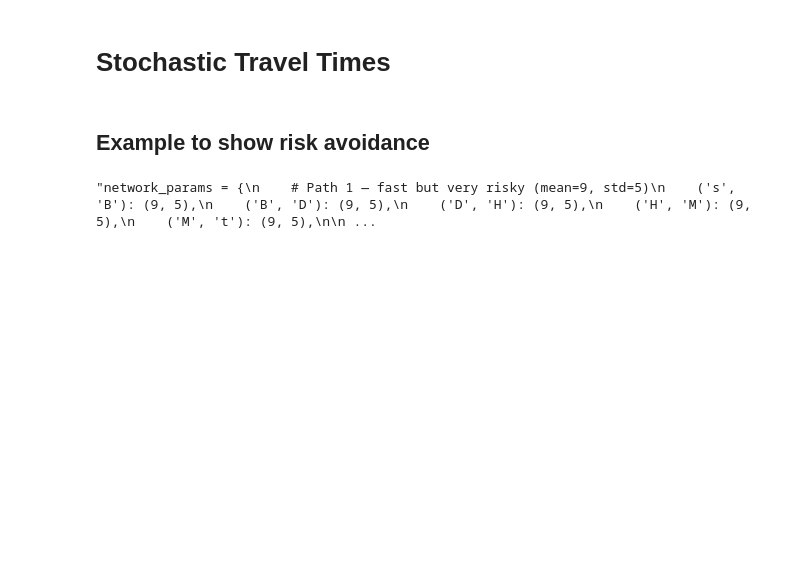
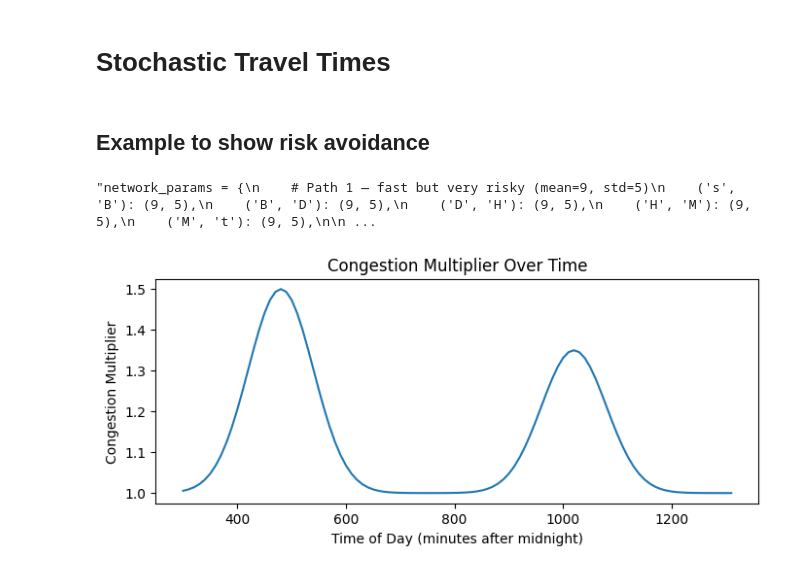
Before and after one commit to Kymapo/ISE754, a Jupyter notebook: Traffic Network Practice.ipynb, the cells around one changed output. Saved outputs shown, nothing was run; the diff lists cells and outputs as text; code cells hidden in the pictures; blank space fills up the shorter version.

```diff
--- a/Traffic Network Practice.ipynb
+++ b/Traffic Network Practice.ipynb
@@ -693,25 +700,40 @@ network_params = {
 # %%
 def get_mean(base_mean, t):
     # peaks at t=480 (8am) and t=1020 (5pm) in minutes
-    congestion = 1 + 0.5 * (np.exp(-0.5*((t-480)/60)**2) + 0.7*np.exp(-0.5*((t-1020)/60)**2))
+    congestion = 1 + 0.5 * (np.exp(-0.5*((t-480)/60)**2) + 0.7*np.exp(-0.5*((t-1020)/60)**2)) # congestion function that gives multiplier given time of day.
+                                                                                              # NOT random and gives same multiplier for all links at a given time. But random sample is taken below with multiplied values
     return base_mean * congestion
+
+plt.figure(figsize=(8, 3))
+times = np.arange(T_min, T_max, 10)
+congestion = 1 + 0.5 * (np.exp(-0.5*((times-480)/60)**2) + 0.7*np.exp(-0.5*((times-1020)/60)**2))
+plt.xlabel("Time of Day (minutes after midnight)")
+plt.ylabel("Congestion Multiplier")
+plt.title("Congestion Multiplier Over Time")
+plt.plot(times, congestion)
 
 def get_std(base_std, t):
     congestion = 1 + 0.3 * (np.exp(-0.5*((t-480)/60)**2) + 0.7*np.exp(-0.5*((t-1020)/60)**2))
     return base_std * congestion
 
 def get_stochastic_travel_time(link, t):
     base_mean, base_std = network_params[link]
     mean = get_mean(base_mean, t)
     std = get_std(base_std, t)
-    return max(1, round(np.random.normal(mean, std)))
+    return max(1, round(np.random.normal(mean, std))) # ensure travel time is at least 1, and round to nearest minute. This is the only stochastic piece!
 
-def new_expected_cost(link, t, V, v, lam=0.5): # change lambda here
+lam = 0
+def new_expected_cost(link, t, V, v, lam=0): # change lambda here AND ABOVE. 0.75 is good example for different behaviors
     # Monte Carlo estimate of expected cost by sampling travel times
-    samples = [get_stochastic_travel_time(link, t) for _ in range(100)] # change below as well
-    arrival_times = [(t + s) % 1440 for s in samples]
-    total_costs = [s + V[(v, a)] for s, a in zip(samples, arrival_times)]
-    mean = np.mean(total_costs)
-    var = np.var(total_costs)
-    return mean + lam * var
+    samples = [get_stochastic_travel_time(link, t) for _ in range(100)]
+    total_costs = []
+    for s in samples:
+        arrival = t + s
+        if (v, arrival) in V and V[(v, arrival)] != float('inf'): # v is next node
+            total_costs.append(s + V[(v, arrival)])
+    if not total_costs:
+        return float('inf')
+    return np.mean(total_costs) + lam * np.std(total_costs)
+# %% [output]
+[figure, added]
 # %%
```
Also changed, not shown: parts of 20 cells of this notebook.
